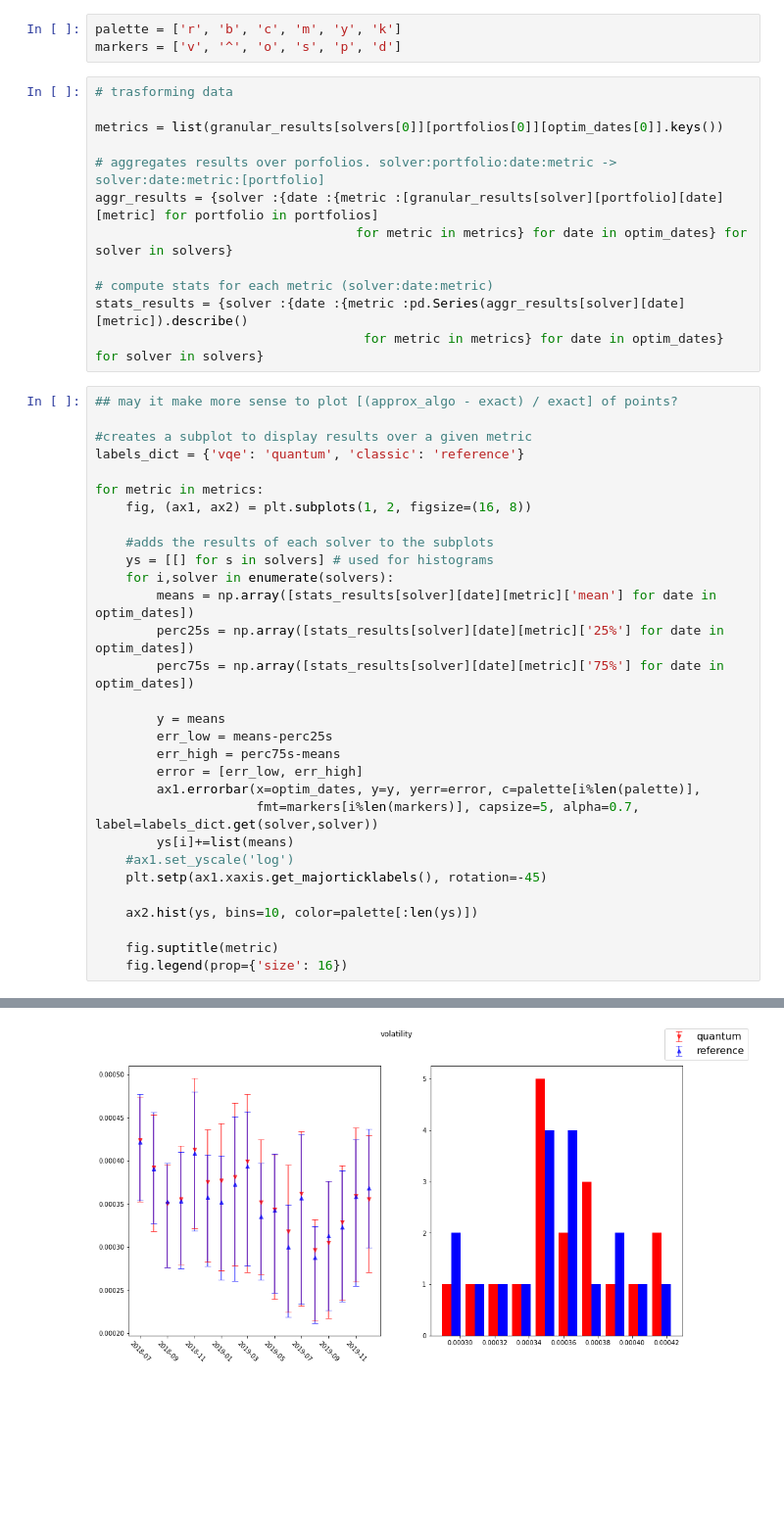
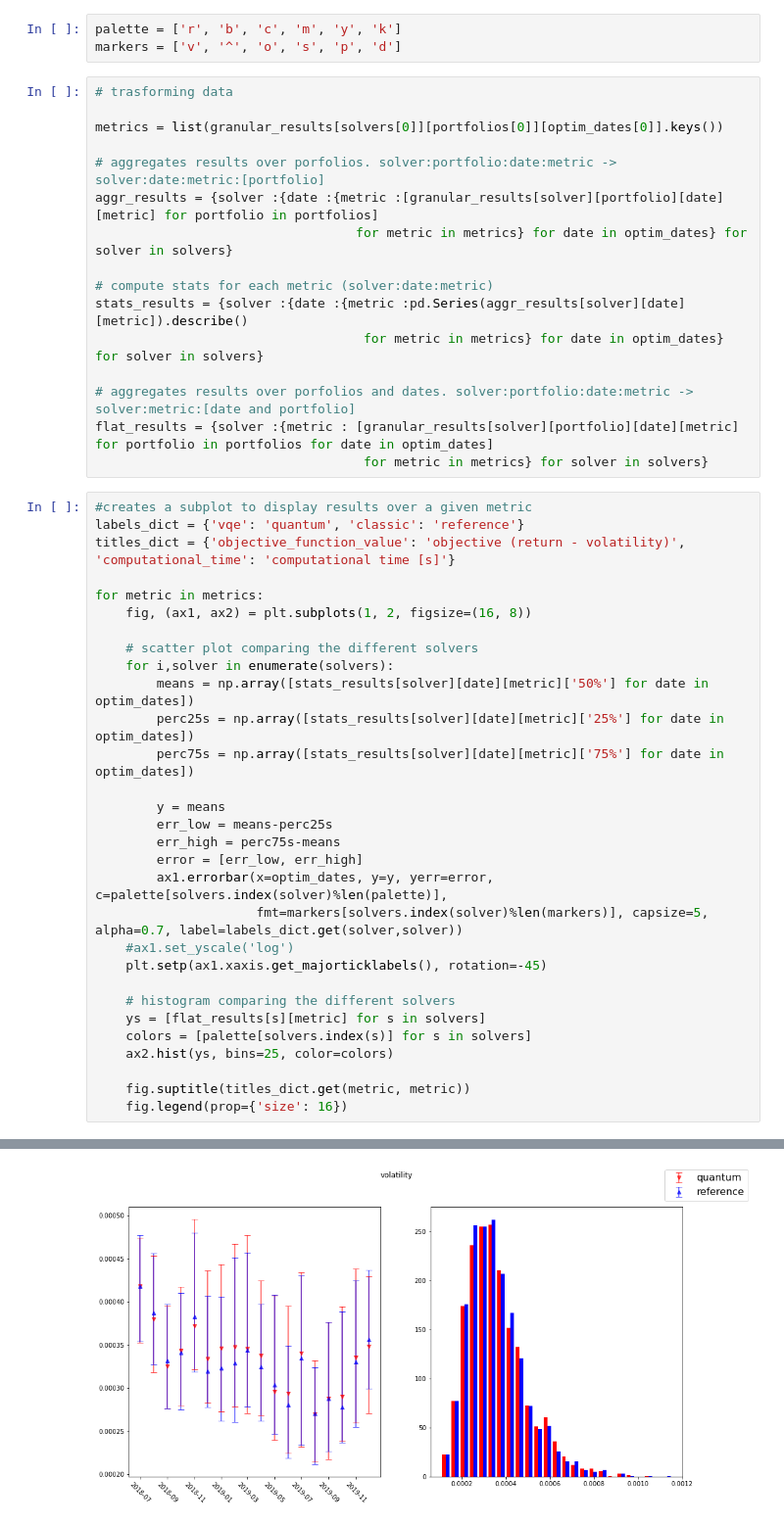
Before and after one commit to grossiM/quantum-optimization-experiments, a Jupyter notebook: benchmarking.ipynb, the cells around one changed output, grey strips where cells are left out. Shown at 98% size. Cells and saved outputs as stored; diff of their text form; blank space fills up the shorter version.

Commit message:
from hist of means to hist of single points

```diff
--- a/benchmarking.ipynb
+++ b/benchmarking.ipynb
@@ -263,19 +263,21 @@ aggr_results = {solver :{date :{metric :[granular_results[solver][portfolio][dat
 # compute stats for each metric (solver:date:metric)
 stats_results = {solver :{date :{metric :pd.Series(aggr_results[solver][date][metric]).describe()
                                    for metric in metrics} for date in optim_dates} for solver in solvers}
+
+# aggregates results over porfolios and dates. solver:portfolio:date:metric -> solver:metric:[date and portfolio]
+flat_results = {solver :{metric : [granular_results[solver][portfolio][date][metric] for portfolio in portfolios for date in optim_dates]
+                                   for metric in metrics} for solver in solvers}
 # %%
-## may it make more sense to plot [(approx_algo - exact) / exact] of points?
-
 #creates a subplot to display results over a given metric
 labels_dict = {'vqe': 'quantum', 'classic': 'reference'}
+titles_dict = {'objective_function_value': 'objective (return - volatility)', 'computational_time': 'computational time [s]'}
 
 for metric in metrics:
     fig, (ax1, ax2) = plt.subplots(1, 2, figsize=(16, 8))
 
-    #adds the results of each solver to the subplots
-    ys = [[] for s in solvers] # used for histograms
+    # scatter plot comparing the different solvers
     for i,solver in enumerate(solvers):
-        means = np.array([stats_results[solver][date][metric]['mean'] for date in optim_dates])
+        means = np.array([stats_results[solver][date][metric]['50%'] for date in optim_dates])
         perc25s = np.array([stats_results[solver][date][metric]['25%'] for date in optim_dates])
         perc75s = np.array([stats_results[solver][date][metric]['75%'] for date in optim_dates])
 
@@ -283,14 +285,16 @@ for metric in metrics:
         err_low = means-perc25s
         err_high = perc75s-means
         error = [err_low, err_high]
-        ax1.errorbar(x=optim_dates, y=y, yerr=error, c=palette[i%len(palette)],
-                     fmt=markers[i%len(markers)], capsize=5, alpha=0.7, label=labels_dict.get(solver,solver))
-        ys[i]+=list(means)
+        ax1.errorbar(x=optim_dates, y=y, yerr=error, c=palette[solvers.index(solver)%len(palette)],
+                     fmt=markers[solvers.index(solver)%len(markers)], capsize=5, alpha=0.7, label=labels_dict.get(solver,solver))
     #ax1.set_yscale('log')
     plt.setp(ax1.xaxis.get_majorticklabels(), rotation=-45)
 
-    ax2.hist(ys, bins=10, color=palette[:len(ys)])
+    # histogram comparing the different solvers
+    ys = [flat_results[s][metric] for s in solvers]
+    colors = [palette[solvers.index(s)] for s in solvers]
+    ax2.hist(ys, bins=25, color=colors)
 
-    fig.suptitle(metric)
+    fig.suptitle(titles_dict.get(metric, metric))
     fig.legend(prop={'size': 16})
 # %% [output]
@@ -299 +303 @@ for metric in metrics:
-[figure, old version]
+[figure, new version]
```
Also changed, not shown: parts of 4 cells of this notebook.
